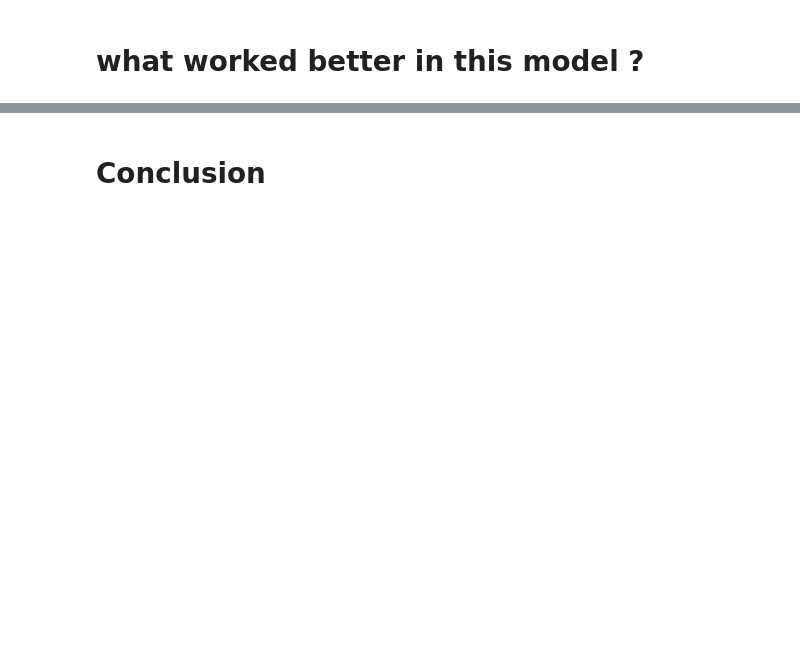
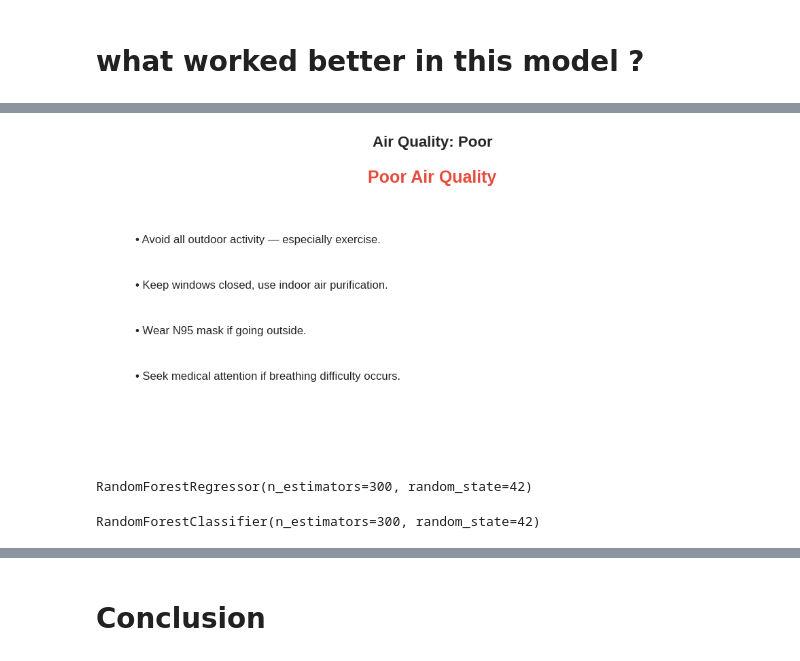
Before and after one commit to mahmoudashrafdefmain-pixel/hello-git-hub, a Jupyter notebook: DataAnalysisFile.ipynb, the cells around one changed output, grey strips where cells are left out. Cells and saved outputs as stored; diff of their text form; code cells hidden in the pictures; blank space fills up the shorter version.

```diff
--- a/DataAnalysisFile.ipynb
+++ b/DataAnalysisFile.ipynb
@@ -663,25 +819,59 @@ plt.show()
 # %%
 def get_recommendations(air_quality_label):
     recs = {
         'Good': [
             "Conditions are safe — outdoor activities are fine.",
             "Good time for ventilation — open windows."
         ],
         'Moderate': [
             "Sensitive groups (children, elderly, asthmatics) should limit outdoor exposure.",
             "Avoid prolonged exercise near traffic.",
             "Keep windows partially closed during peak hours."
         ],
         'Poor': [
             "Avoid all outdoor activity — especially exercise.",
             "Keep windows closed, use indoor air purification.",
             "Wear N95 mask if going outside.",
             "Seek medical attention if breathing difficulty occurs."
         ]
     }
-    print(f"\n Air Quality: {air_quality_label}")
-    print("Recommendations:")
-    for r in recs[air_quality_label]: print(f"  • {r}")
+    colors = {
+        'Good': "#2ecc71",
+        'Moderate': "#f1c40f",
+        'Poor': "#e74c3c"
+    }
+
+    items = recs[air_quality_label]
+
+    plt.figure(figsize=(10, 5))
+    plt.title(f"Air Quality: {air_quality_label}", fontsize=16, fontweight='bold')
+
+
+    plt.axis("off")
+
+
+    plt.text(
+        0.5, 0.9,
+        f"{air_quality_label} Air Quality",
+        ha="center",
+        fontsize=18,
+        fontweight="bold",
+        color=colors[air_quality_label]
+    )
+
+
+    for i, r in enumerate(items):
+        plt.text(
+            0.05,
+            0.7 - i*0.15,
+            f"• {r}",
+            fontsize=12
+        )
+
+    plt.tight_layout()
+    plt.show()
 
 # test
 get_recommendations(df['Air_Quality'].iloc[0])
+# %% [output]
+[figure, added]
@@ -687,0 +902,28 @@ get_recommendations(df['Air_Quality'].iloc[0])
+# %%
+X_temp = forecast_df[
+    ['Month','Day','Hour','DayOfWeek',
+     'T_lag_24','T_lag_48','T_lag_168']
+]
+
+y_temp = forecast_df['Future_T']
+
+temp_model = RandomForestRegressor(
+    n_estimators=300,
+    random_state=42
+)
+
+temp_model.fit(X_temp, y_temp)
+# %% [output]
+RandomForestRegressor(n_estimators=300, random_state=42)
+# %%
+X_air = X_temp
+y_air = forecast_df['Air_Quality']
+
+air_model = RandomForestClassifier(
+    n_estimators=300,
+    random_state=42
+)
+
+air_model.fit(X_air, y_air)
+# %% [output]
+RandomForestClassifier(n_estimators=300, random_state=42)
```
Also changed, not shown: parts of 42 cells of this notebook.
